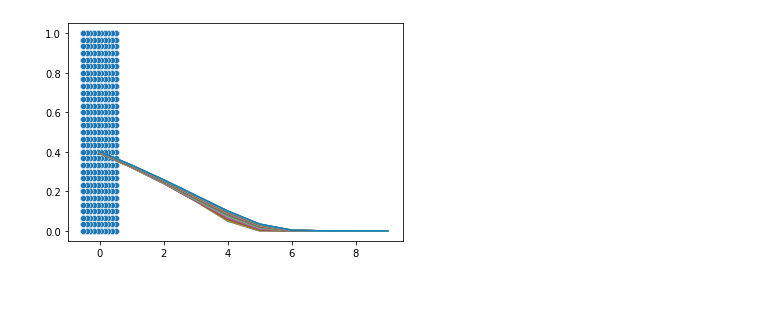
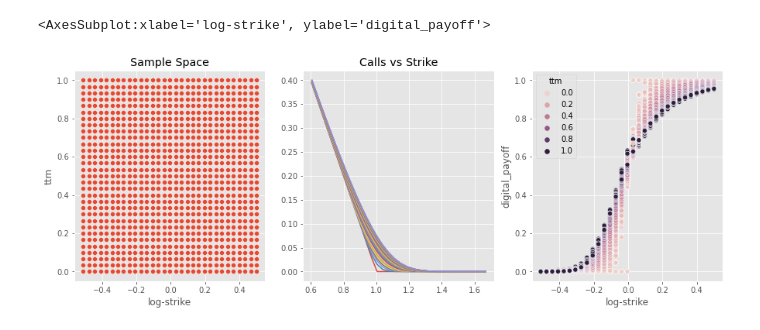
Before and after one commit to chrischia06/neural-network-derivative-pricing, a Jupyter notebook: examples/RoughBergomiDataset.ipynb, the cells around one changed output. Cells and saved outputs as stored; diff of their text form; code cells hidden in the pictures; blank space fills up the shorter version.

Commit message:
Add current changes to Rough Bergomi, Basket examples
:wq

```diff
--- a/examples/RoughBergomiDataset.ipynb
+++ b/examples/RoughBergomiDataset.ipynb
@@ -203,4 +199,5 @@ rng = default_rng(42)
 # %%
+rng = default_rng(42)
 vec_bsinv = np.vectorize(bsinv)
 
 N_TIMES = 30
@@ -215,7 +212,9 @@ vol_0 = 0.235 ** 2
 
 all_calls = []
 all_digitals = []
-N_STRIKES = 10
+N_STRIKES = 31
+k = np.linspace(-0.5, 0.51, N_STRIKES)
+K = np.exp(k)[np.newaxis,:]
 
 for i in tqdm(range(N_SPACE)):
     alpha, rho, vol_of_vol, T = alphas[i], rhos[i], vol_of_vols[i], Ts[i]
@@ -227,9 +226,9 @@ for i in tqdm(range(N_SPACE)):
     dB = rB.dB(dW1, dW2, rho = rho)
     V = rB.V(Y, xi = vol_0, eta = vol_of_vol)
     S = rB.S(V, dB)
-    k = np.linspace(-0.5, 0.51, N_STRIKES)
+
     ST = S[:,-1][:,np.newaxis]
-    K = np.exp(k)[np.newaxis,:]
+
     call_surface = np.mean(np.maximum(S.reshape((-1, S.shape[-1], 1)) - K ,0), axis = 0)
     all_calls += [call_surface]
     digital_surface = np.mean(S.reshape((-1, S.shape[-1], 1)) > K, axis = 0)
@@ -246,11 +245,10 @@ for i in range(len(all_calls)):
     temp[:, 0] = alphas[i]
     temp[:, 1] = rhos[i]
     temp[:, 2] = vol_of_vols[i]
-    temp[:, -2] = np.repeat(T - np.linspace(0, T, all_calls[i].shape[0]), all_calls[i].shape[1])
+    temp[:, -2] = np.repeat(np.linspace(0, T, all_calls[i].shape[0]), all_calls[i].shape[1])
     temp[:, -1] = -np.repeat(k, all_calls[i].shape[0]).reshape((N_STRIKES, - 1)).T.reshape(-1)
     Xs += [temp.copy()]
 Xs = np.vstack(Xs)
-Xs.shape, y.shape
 
 """
 Write to csv
@@ -259,4 +257,4 @@ feat_names = ["alpha", "rho", "vol-of-vol","ttm", "log-strike"]
 X_df = pd.DataFrame(Xs, columns = feat_names)
 X_df['call_payoff'] = y1
 X_df['digital_payoff'] = y2
-X_df.to_csv("rough_bergomi.csv", index=False)
+X_df.to_csv("datasets/rough_bergomi.csv", index=False)
@@ -263,8 +277,16 @@ X_df.to_csv("rough_bergomi.csv", index=False)
 # %%
-import seaborn as sns
-sns.scatterplot(y = Xs[:,-2], x = Xs[:,-1])
-import matplotlib.pyplot as plt
+"""
+Visualise relationships
+"""
+fig, ax = plt.subplots(ncols = 3, figsize=(15, 5))
+sns.scatterplot(y = X_df["ttm"], x = X_df["log-strike"], ax = ax[0])
+ax[0].set_title("Sample Space")
 for i in range(call_surface.shape[0]):
-    plt.plot(call_surface[i, :])
+    ax[1].plot(np.exp(k), call_surface[i, :])
+
+# sns.scatterplot(np.exp(-X_df['log-strike']), X_df['call_payoff'], hue = X_df['ttm'], ax = ax[1])
+ax[1].set_title("Calls vs Strike")
+sns.scatterplot(X_df['log-strike'], X_df['digital_payoff'], ax = ax[2], hue = X_df['ttm'])
 # %% [output]
+<AxesSubplot:xlabel='log-strike', ylabel='digital_payoff'>
-[figure, old version]
+[figure, new version]
```
Also changed, not shown: parts of 6 cells of this notebook, 24 other files.
